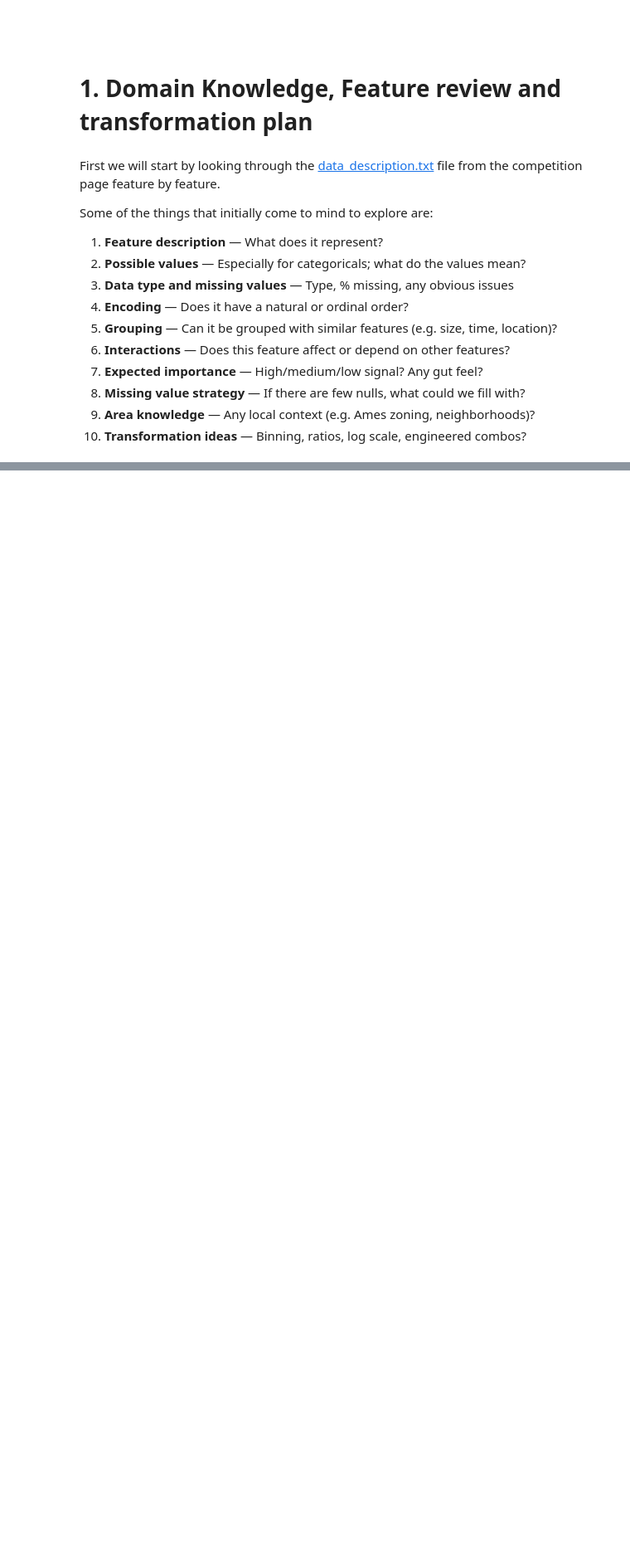
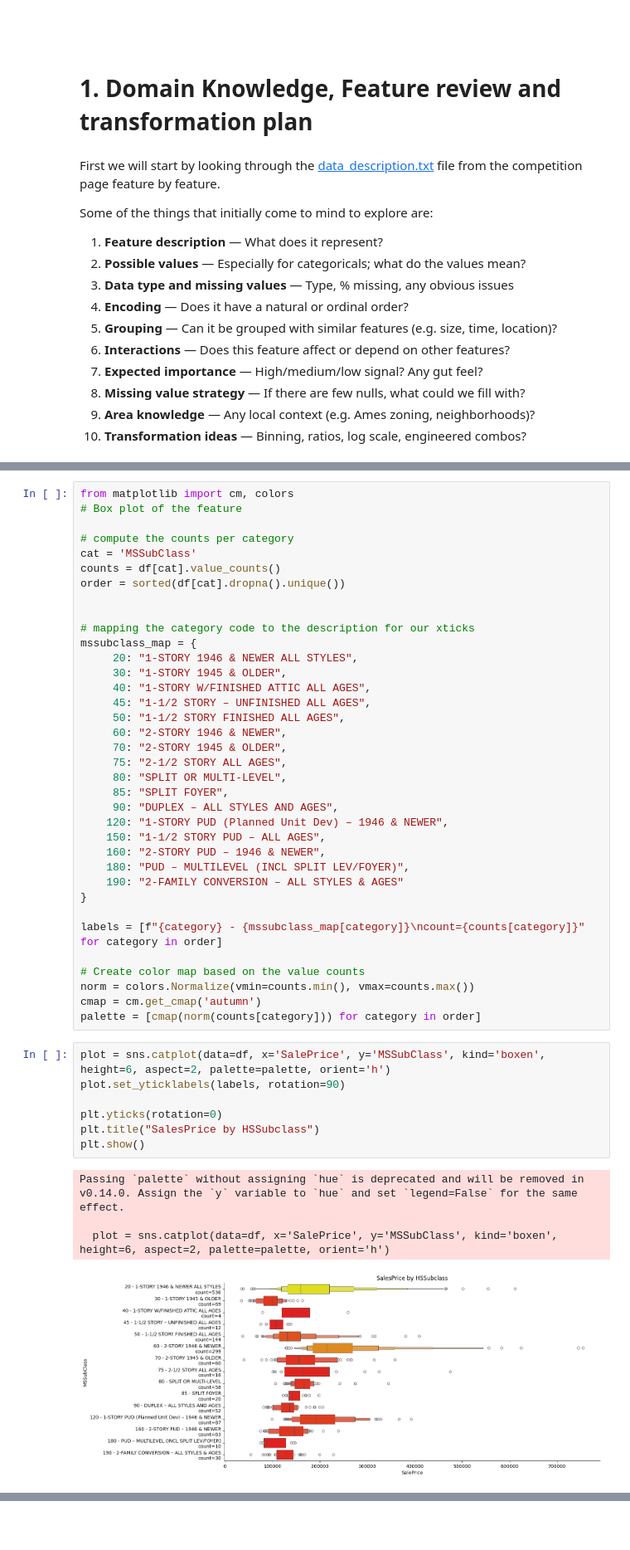
Before and after one commit to ddrant/HousePrices_KaggleComp, a Jupyter notebook: Remame_First_notebook.ipynb, the cells around one changed output, grey strips where cells are left out. Shown at 83% size. Saved outputs shown, nothing was run; the diff lists cells and outputs as text; blank space fills up the shorter version.

Commit message:
First Semi EDA for MSSubClass

```diff
--- a/Remame_First_notebook.ipynb
+++ b/Remame_First_notebook.ipynb
@@ -230,0 +242,48 @@ MSZoning: Identifies the general zoning classification of the sale.
+# %%
+from matplotlib import cm, colors
+# Box plot of the feature
+
+# compute the counts per category
+cat = 'MSSubClass'
+counts = df[cat].value_counts()
+order = sorted(df[cat].dropna().unique())
+
+
+# mapping the category code to the description for our xticks
+mssubclass_map = {
+     20: "1-STORY 1946 & NEWER ALL STYLES",
+     30: "1-STORY 1945 & OLDER",
+     40: "1-STORY W/FINISHED ATTIC ALL AGES",
+     45: "1-1/2 STORY – UNFINISHED ALL AGES",
+     50: "1-1/2 STORY FINISHED ALL AGES",
+     60: "2-STORY 1946 & NEWER",
+     70: "2-STORY 1945 & OLDER",
+     75: "2-1/2 STORY ALL AGES",
+     80: "SPLIT OR MULTI-LEVEL",
+     85: "SPLIT FOYER",
+     90: "DUPLEX – ALL STYLES AND AGES",
+    120: "1-STORY PUD (Planned Unit Dev) – 1946 & NEWER",
+    150: "1-1/2 STORY PUD – ALL AGES",
+    160: "2-STORY PUD – 1946 & NEWER",
+    180: "PUD – MULTILEVEL (INCL SPLIT LEV/FOYER)",
+    190: "2-FAMILY CONVERSION – ALL STYLES & AGES"
+}
+
+labels = [f"{category} - {mssubclass_map[category]}\ncount={counts[category]}" for category in order]
+
+# Create color map based on the value counts
+norm = colors.Normalize(vmin=counts.min(), vmax=counts.max())
+cmap = cm.get_cmap('autumn')
+palette = [cmap(norm(counts[category])) for category in order]
+# %%
+plot = sns.catplot(data=df, x='SalePrice', y='MSSubClass', kind='boxen',  height=6, aspect=2, palette=palette, orient='h')
+plot.set_yticklabels(labels, rotation=90)
+
+plt.yticks(rotation=0)
+plt.title("SalesPrice by HSSubclass")
+plt.show()
+# %% [output]
+Passing `palette` without assigning `hue` is deprecated and will be removed in v0.14.0. Assign the `y` variable to `hue` and set `legend=False` for the same effect.
+
+  plot = sns.catplot(data=df, x='SalePrice', y='MSSubClass', kind='boxen',  height=6, aspect=2, palette=palette, orient='h')
+[figure, added]
```
Also changed, not shown: parts of 14 cells of this notebook.
